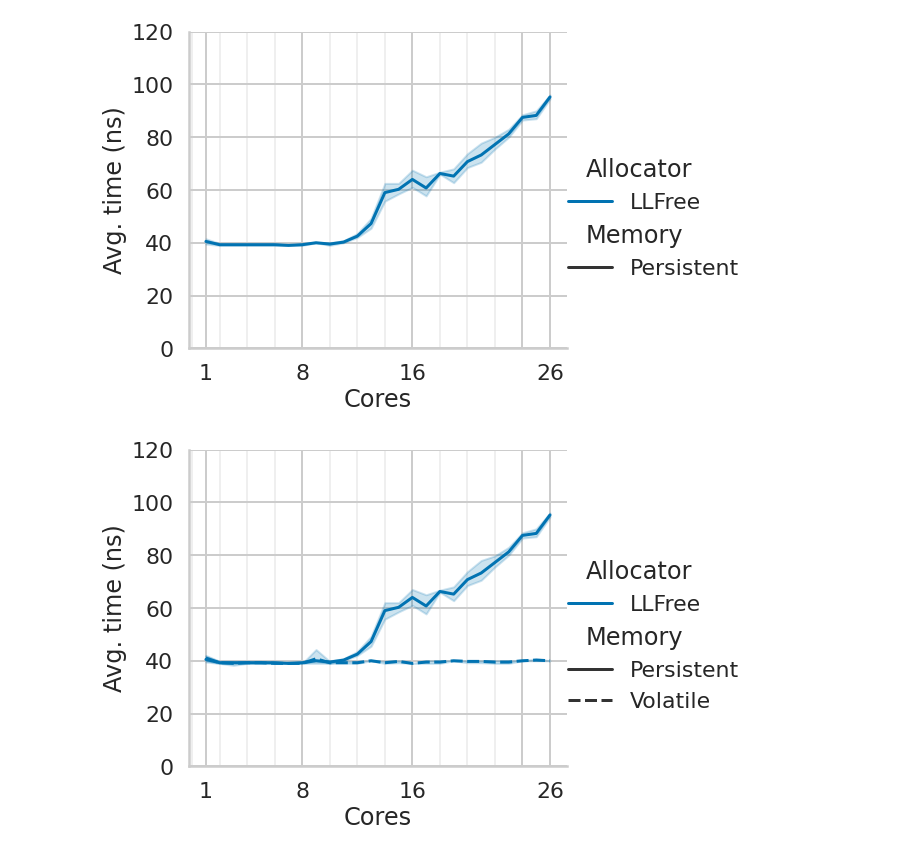
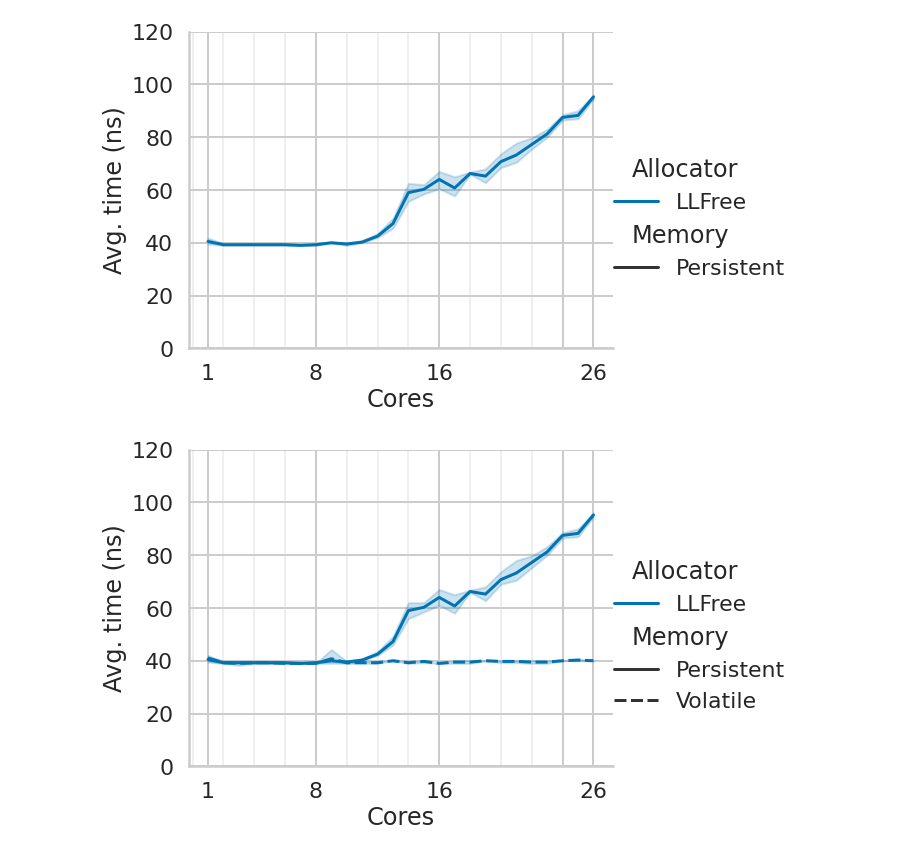
Before and after one commit to luhsra/llfree-bench, a Jupyter notebook: allocator_legacy.ipynb, the cells around one changed output. Cells and saved outputs as stored; diff of their text form; code cells hidden in the pictures.

Commit message:
New legacy plots for fgbs23

```diff
--- a/allocator_legacy.ipynb
+++ b/allocator_legacy.ipynb
@@ -98,29 +98,29 @@ save_dref("legacy", ["Memory", "Allocator", "bench", "order", "cores", "Operatio
 # %%
 this_pgd = pd.concat([
     pgd[(pgd["Memory"] == "Persistent")
         & (pgd["Allocator"] == "LLFree")
         & (pgd["bench"] == "Bulk")
         & (pgd["order"] == 0)
         & (pgd["Operation"] == "alloc")],
 ])
 
 with sns.plotting_context("poster"):
-    g = sns.relplot(kind="line", data=this_pgd, aspect=1.2, height=6,
+    g = sns.relplot(kind="line", data=this_pgd, aspect=1.3, height=6,
                     x="cores", y="time", hue="Allocator", style="Memory")
 
     g.set(ylim=(0, 120))
     g.set(xticks=[1, 8, 16, 24, 26])
     for ax in g.axes:
         for ax in ax:
             ax.set_xticks(list(range(0, 27, 2)), minor=True)
             ax.grid(which="minor", alpha=0.3)
     g.set(xticklabels=[1, 8, 16, "", 26])
 
     g.set(ylabel="Avg. time (ns)")
     g.set(xlabel="Cores")
     g.figure.savefig("out/legacy_bulk_p.pdf")
 # %% [output]
-[figure, old version]
+[figure, new version]
 # %%
 this_pgd = pd.concat([
     pgd[(pgd["Memory"] == "Persistent")
@@ -136,7 +136,7 @@ this_pgd = pd.concat([
 ])
 
 with sns.plotting_context("poster"):
-    g = sns.relplot(kind="line", data=this_pgd, aspect=1.2, height=6,
+    g = sns.relplot(kind="line", data=this_pgd, aspect=1.3, height=6,
                     x="cores", y="time", hue="Allocator", style="Memory")
 
     g.set(ylim=(0, 120))
@@ -151,7 +151,7 @@ with sns.plotting_context("poster"):
     g.set(xlabel="Cores")
     g.figure.savefig("out/legacy_bulk_pv.pdf")
 # %% [output]
-[figure, old version]
+[figure, new version]
 # %%
 this_pgd = pd.concat([
     pgd[(pgd["Memory"] == "Persistent")
```
Also changed, not shown: parts of 6 cells of this notebook, 11 other files.
